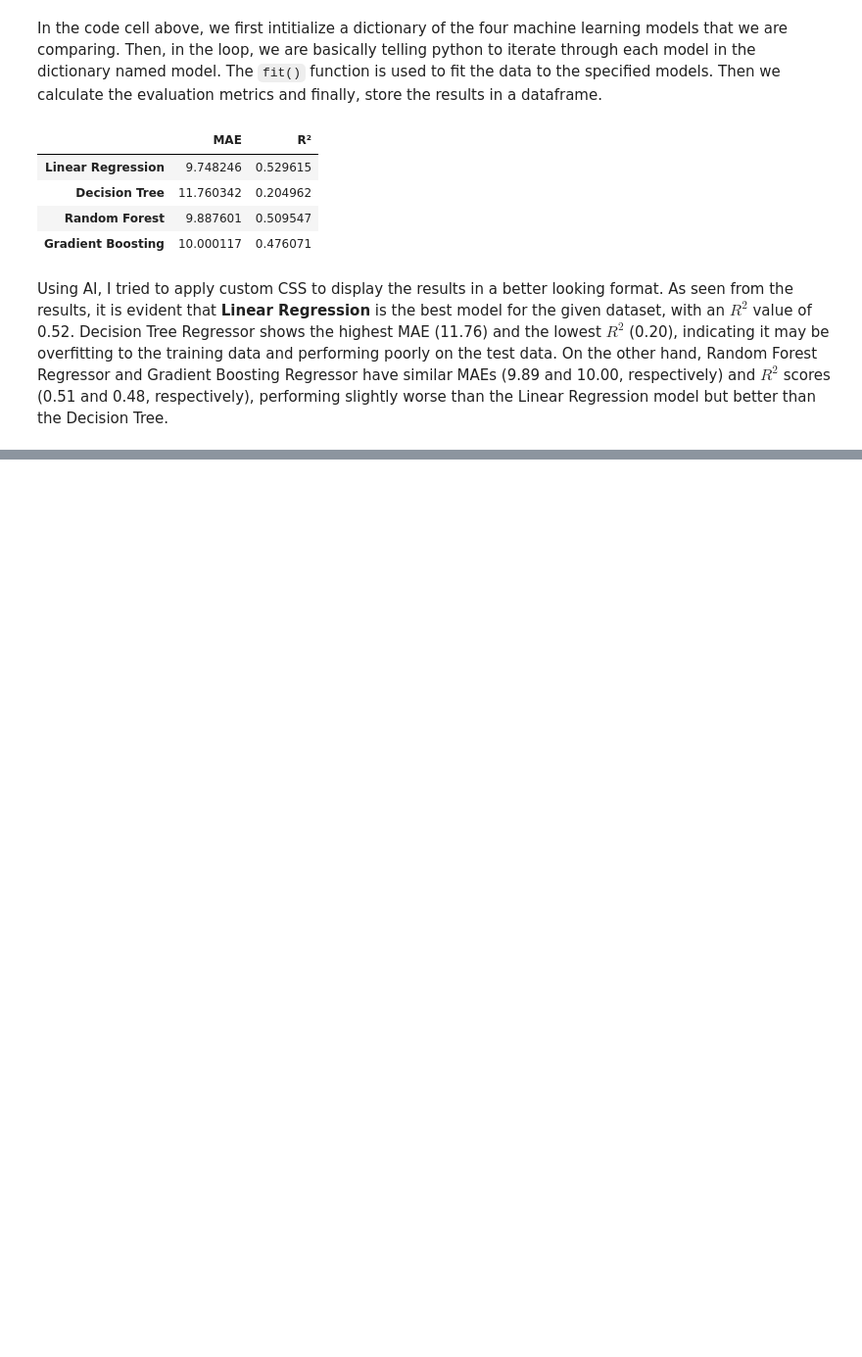
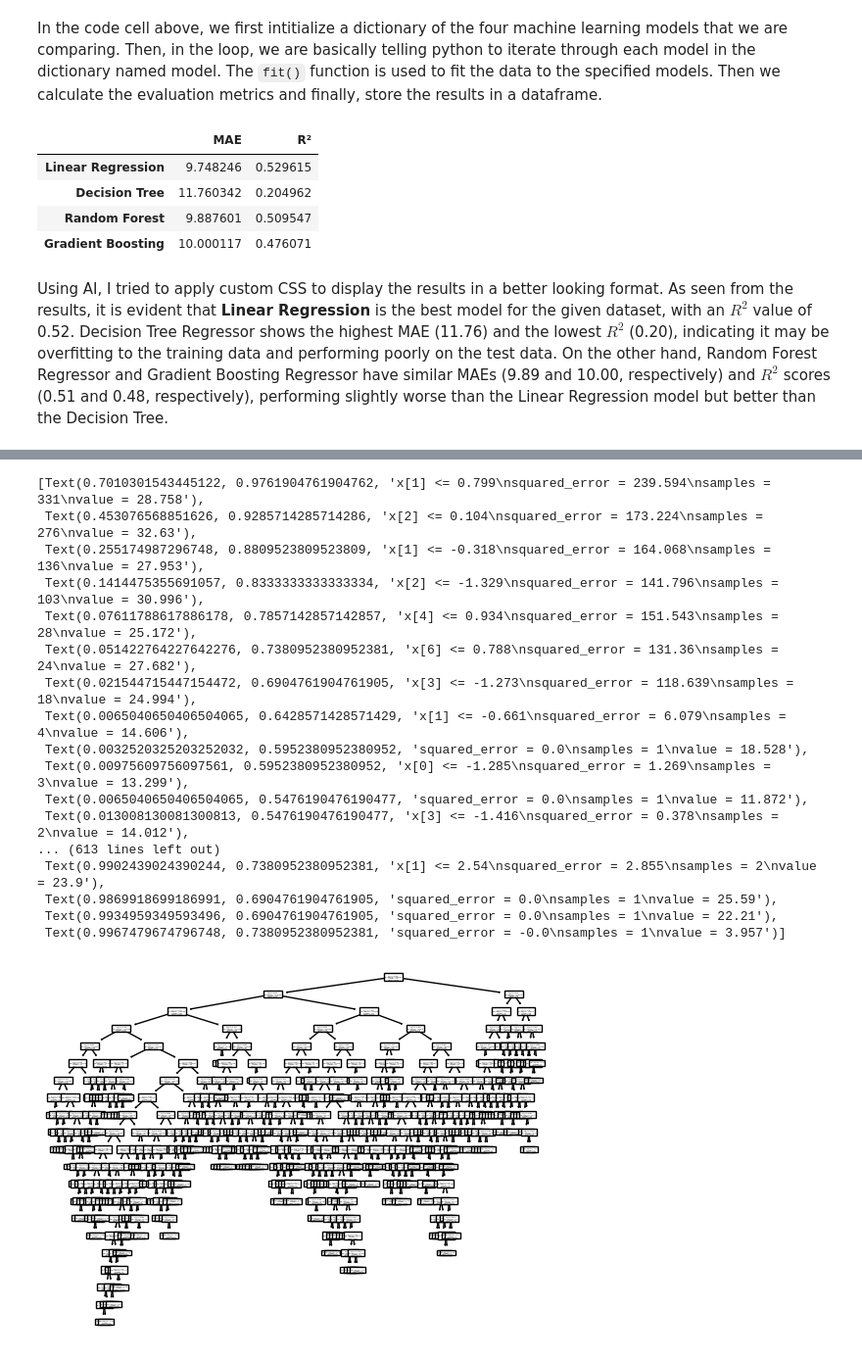
Before and after one commit to FleetHalf/ML-Project-1, a Jupyter notebook: ML project.ipynb, the cells around one changed output, grey strips where cells are left out. Shown at 98% size. Cells and saved outputs as stored; diff of their text form; code cells hidden in the pictures; blank space fills up the shorter version.

```diff
--- a/ML project.ipynb
+++ b/ML project.ipynb
@@ -157,0 +162,4 @@ Decision Tree Regressor shows the highest MAE (11.76) and the lowest $R^2$ (0.20
+# %%
+model2 = DecisionTreeRegressor(random_state= 44) #random_state ensures the same randomization order every time we perfrom the experiment
+model2.fit(X_train_scaled, y_train)
+model2.predict(X_test_scaled)
@@ -157,0 +194,21 @@ Decision Tree Regressor shows the highest MAE (11.76) and the lowest $R^2$ (0.20
+# %%
+tree.plot_tree(model2)
+# %% [output]
+[Text(0.7010301543445122, 0.9761904761904762, 'x[1] <= 0.799\nsquared_error = 239.594\nsamples = 331\nvalue = 28.758'),
+ Text(0.453076568851626, 0.9285714285714286, 'x[2] <= 0.104\nsquared_error = 173.224\nsamples = 276\nvalue = 32.63'),
+ Text(0.255174987296748, 0.8809523809523809, 'x[1] <= -0.318\nsquared_error = 164.068\nsamples = 136\nvalue = 27.953'),
+ Text(0.1414475355691057, 0.8333333333333334, 'x[2] <= -1.329\nsquared_error = 141.796\nsamples = 103\nvalue = 30.996'),
+ Text(0.07611788617886178, 0.7857142857142857, 'x[4] <= 0.934\nsquared_error = 151.543\nsamples = 28\nvalue = 25.172'),
+ Text(0.051422764227642276, 0.7380952380952381, 'x[6] <= 0.788\nsquared_error = 131.36\nsamples = 24\nvalue = 27.682'),
+ Text(0.021544715447154472, 0.6904761904761905, 'x[3] <= -1.273\nsquared_error = 118.639\nsamples = 18\nvalue = 24.994'),
+ Text(0.0065040650406504065, 0.6428571428571429, 'x[1] <= -0.661\nsquared_error = 6.079\nsamples = 4\nvalue = 14.606'),
+ Text(0.0032520325203252032, 0.5952380952380952, 'squared_error = 0.0\nsamples = 1\nvalue = 18.528'),
+ Text(0.00975609756097561, 0.5952380952380952, 'x[0] <= -1.285\nsquared_error = 1.269\nsamples = 3\nvalue = 13.299'),
+ Text(0.0065040650406504065, 0.5476190476190477, 'squared_error = 0.0\nsamples = 1\nvalue = 11.872'),
+ Text(0.013008130081300813, 0.5476190476190477, 'x[3] <= -1.416\nsquared_error = 0.378\nsamples = 2\nvalue = 14.012'),
+... (613 lines left out)
+ Text(0.9902439024390244, 0.7380952380952381, 'x[1] <= 2.54\nsquared_error = 2.855\nsamples = 2\nvalue = 23.9'),
+ Text(0.9869918699186991, 0.6904761904761905, 'squared_error = 0.0\nsamples = 1\nvalue = 25.59'),
+ Text(0.9934959349593496, 0.6904761904761905, 'squared_error = 0.0\nsamples = 1\nvalue = 22.21'),
+ Text(0.9967479674796748, 0.7380952380952381, 'squared_error = -0.0\nsamples = 1\nvalue = 3.957')]
+[figure, added]
```
Also changed, not shown: parts of 4 cells of this notebook.
